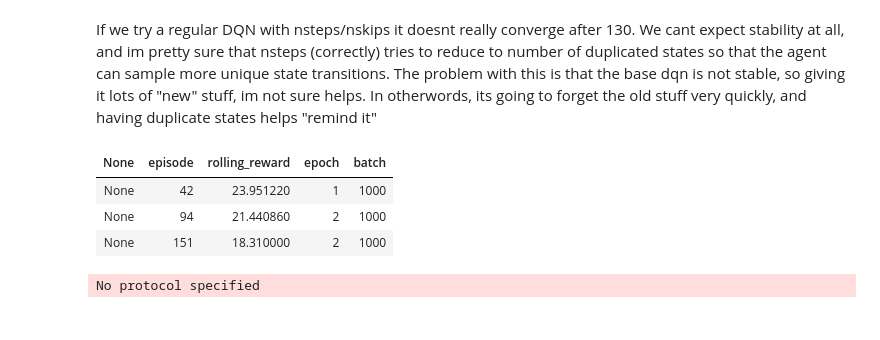
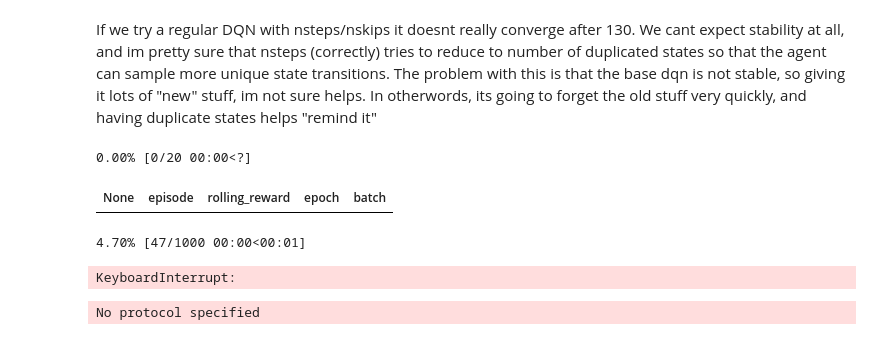
Before and after one commit to josiahls/fastrl, a Jupyter notebook: nbs/07_Agents/01_Discrete/12g_agents.dqn.basic.ipynb, the cells around one changed output. Saved outputs shown, nothing was run; the diff lists cells and outputs as text; code cells hidden in the pictures.

```diff
--- a/nbs/07_Agents/01_Discrete/12g_agents.dqn.basic.ipynb
+++ b/nbs/07_Agents/01_Discrete/12g_agents.dqn.basic.ipynb
@@ -209,7 +209,7 @@ class ModelLearnCalc(dp.iter.IterDataPipe):
 # %%
 #|export
 class LossCollector(LogCollector):
-    header:str='loss'
+    title:str='loss'
 
     def __init__(self,
             source_datapipe, # The parent datapipe, likely the one to collect metrics from
@@ -297,26 +297,26 @@ If we try a regular DQN with nsteps/nskips it doesnt really converge after 130.
 # %%
 logger_base = ProgressBarLogger(epoch_on_pipe=EpocherCollector,
                  batch_on_pipe=BatchCollector)
 
 # Setup up the core NN
 torch.manual_seed(0)
 model = DQN(4,2)
 # Setup the Agent
 agent = DQNAgent(model,[logger_base],max_steps=10000)
 # Setup the DataBlock
 dls = GymDataPipe(['CartPole-v1']*1,agent=agent,nsteps=1,nskips=1,firstlast=False,bs=1,as_dataloader=True,num_workers=0)
 
 # Setup the Learner
-learner = DQNLearner(model,(dls,),batches=1000,logger_bases=[logger_base],bs=128,max_sz=20_000,nsteps=2,lr=0.001)
+learner = DQNLearner(model,(dls,),batches=1000,logger_bases=[logger_base],bs=128,max_sz=20_000,lr=0.001)
 
 # del agent
-learner.fit(3)
-# learner.fit(20)
+# learner.fit(3)
+learner.fit(20)
 # %% [output]
+0.00% [0/20 00:00<?]
 | None | episode | rolling_reward | epoch | batch |
-| None | 42 | 23.951220 | 1 | 1000 |
-| None | 94 | 21.440860 | 2 | 1000 |
-| None | 151 | 18.310000 | 2 | 1000 |
+4.70% [47/1000 00:00<00:01]
+KeyboardInterrupt:
 # %%
 from fastrl.loggers.vscode_visualizers import VSCodePipeline
 # %%
```
Also changed, not shown: parts of 6 cells of this notebook, 11 other files.
